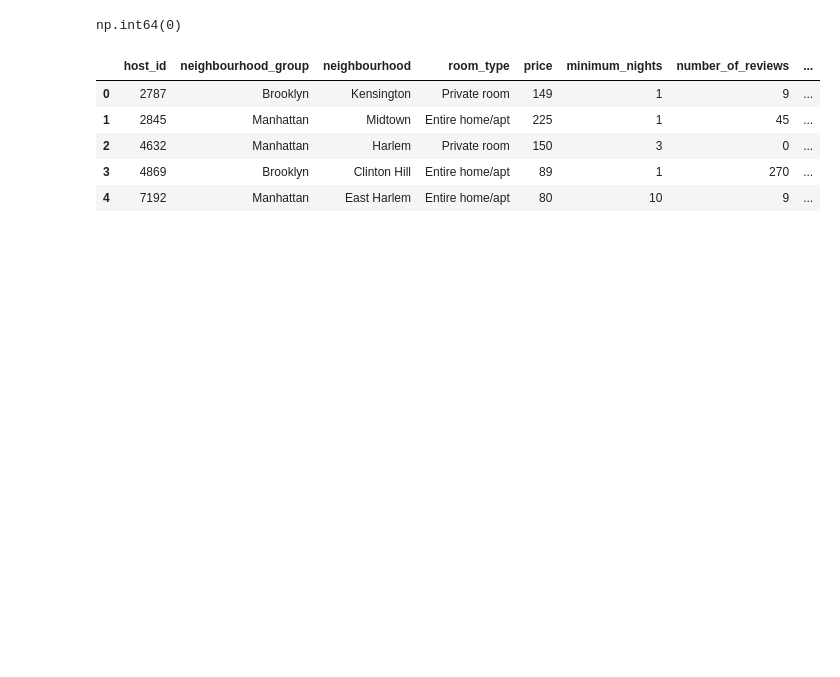
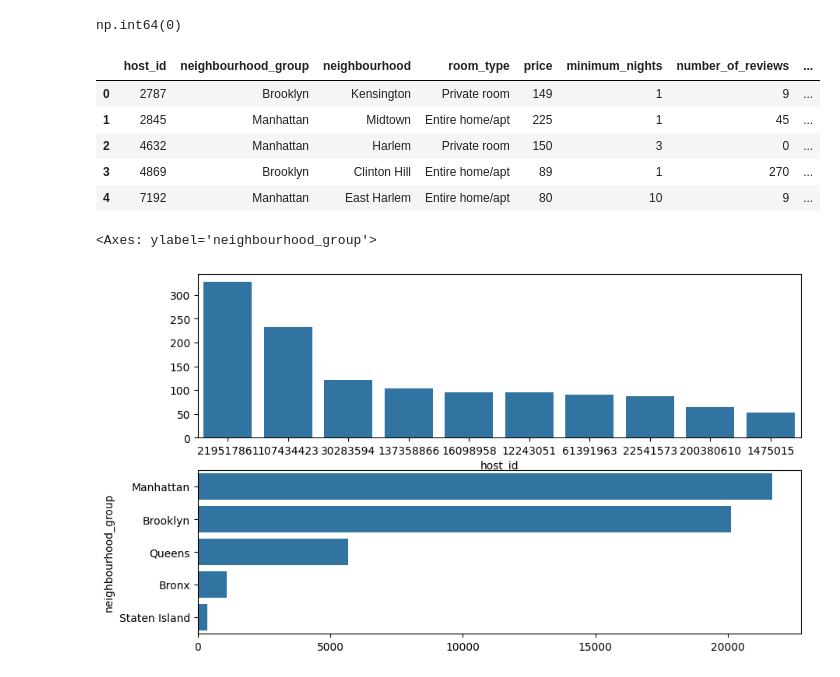
Before and after one commit to 4GeeksAcademy/OscarLearteD_Analisis_exploratorio, a Jupyter notebook: src/explore.ipynb, the cells around one changed output. Saved outputs shown, nothing was run; the diff lists cells and outputs as text; code cells hidden in the pictures; blank space fills up the shorter version.

```diff
--- a/src/explore.ipynb
+++ b/src/explore.ipynb
@@ -38,3 +38,12 @@ df.head()
 | 2 | 4632 | Manhattan | Harlem | Private room | 150 | 3 | 0 | ... |
 | 3 | 4869 | Brooklyn | Clinton Hill | Entire home/apt | 89 | 1 | 270 | ... |
 | 4 | 7192 | Manhattan | East Harlem | Entire home/apt | 80 | 10 | 9 | ... |
+# %%
+top_host = df["host_id"].value_counts().head(10)
+top_neighbourhood_group = df["neighbourhood_group"].value_counts().head(10)
+fig, axis = plt.subplots(2, 1, figsize = (10, 6))
+sns.barplot(ax = axis[0], x = top_host.index.astype(str), y = top_host.values)
+sns.barplot(ax = axis[1], x = top_neighbourhood_group.values, y = top_neighbourhood_group.index)
+# %% [output]
+<Axes: ylabel='neighbourhood_group'>
+[figure, added]
```
Also changed, not shown: parts of 10 cells of this notebook, 3 other files.
